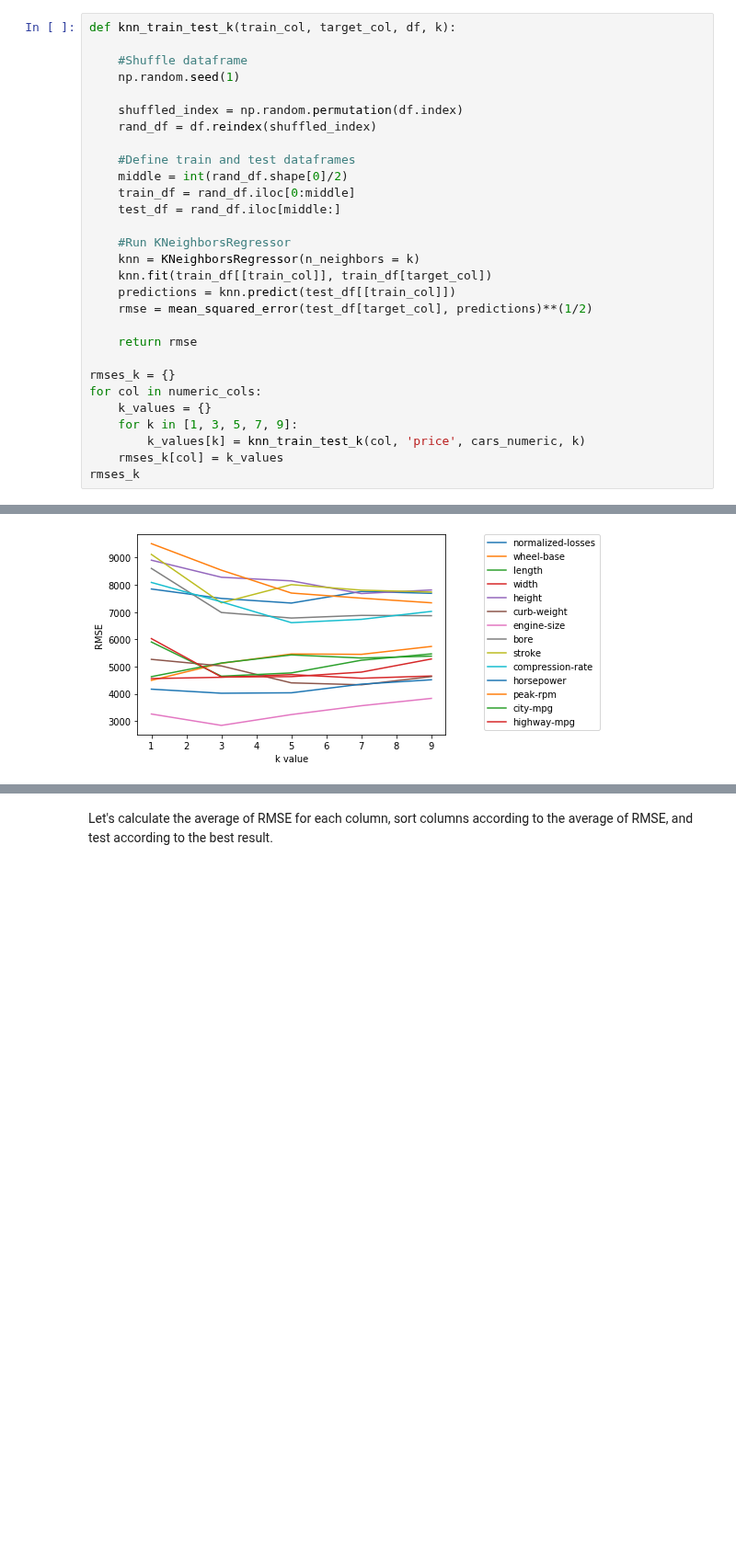
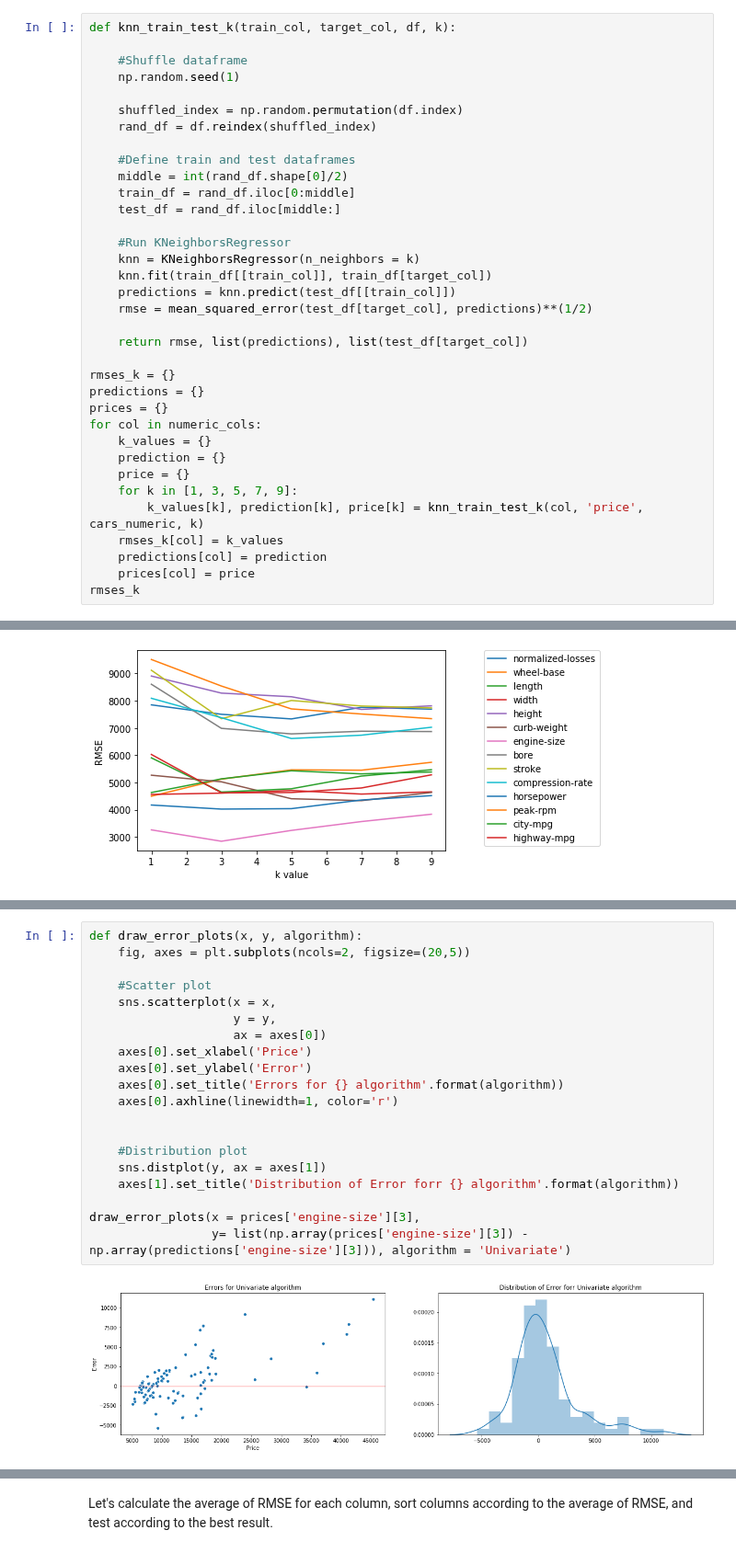
Before and after one commit to nasimjafari7/PythonProjects, a Jupyter notebook: Guided Project_ Predicting Car Prices/Basics.ipynb, the cells around one changed output, grey strips where cells are left out. Shown at 92% size. Cells and saved outputs as stored; diff of their text form; blank space fills up the shorter version.

```diff
--- a/Guided Project_ Predicting Car Prices/Basics.ipynb
+++ b/Guided Project_ Predicting Car Prices/Basics.ipynb
@@ -212,14 +242,20 @@ def knn_train_test_k(train_col, target_col, df, k):
     predictions = knn.predict(test_df[[train_col]])
     rmse = mean_squared_error(test_df[target_col], predictions)**(1/2)
 
-    return rmse
+    return rmse, list(predictions), list(test_df[target_col])
 
 rmses_k = {}
+predictions = {}
+prices = {}
 for col in numeric_cols:
     k_values = {}
+    prediction = {}
+    price = {}
     for k in [1, 3, 5, 7, 9]:
-        k_values[k] = knn_train_test_k(col, 'price', cars_numeric, k)
+        k_values[k], prediction[k], price[k] = knn_train_test_k(col, 'price', cars_numeric, k)
     rmses_k[col] = k_values
+    predictions[col] = prediction
+    prices[col] = price
 rmses_k
 # %% [output]
 {'normalized-losses': {1: 7846.750605148984,
@@ -258 +294,23 @@ The **engin_size** column has the lowest RMSE for all k values and the minimum R
 The k value with the minimum RMSE differs for each column.
+# %%
+def draw_error_plots(x, y, algorithm):
+    fig, axes = plt.subplots(ncols=2, figsize=(20,5))
+
+    #Scatter plot
+    sns.scatterplot(x = x,
+                    y = y,
+                    ax = axes[0])
+    axes[0].set_xlabel('Price')
+    axes[0].set_ylabel('Error')
+    axes[0].set_title('Errors for {} algorithm'.format(algorithm))
+    axes[0].axhline(linewidth=1, color='r')
+
+
+    #Distribution plot
+    sns.distplot(y, ax = axes[1])
+    axes[1].set_title('Distribution of Error forr {} algorithm'.format(algorithm))
+
+draw_error_plots(x = prices['engine-size'][3],
+                 y= list(np.array(prices['engine-size'][3]) - np.array(predictions['engine-size'][3])), algorithm = 'Univariate')
+# %% [output]
+[figure, added]
```
Also changed, not shown: parts of 22 cells of this notebook.
